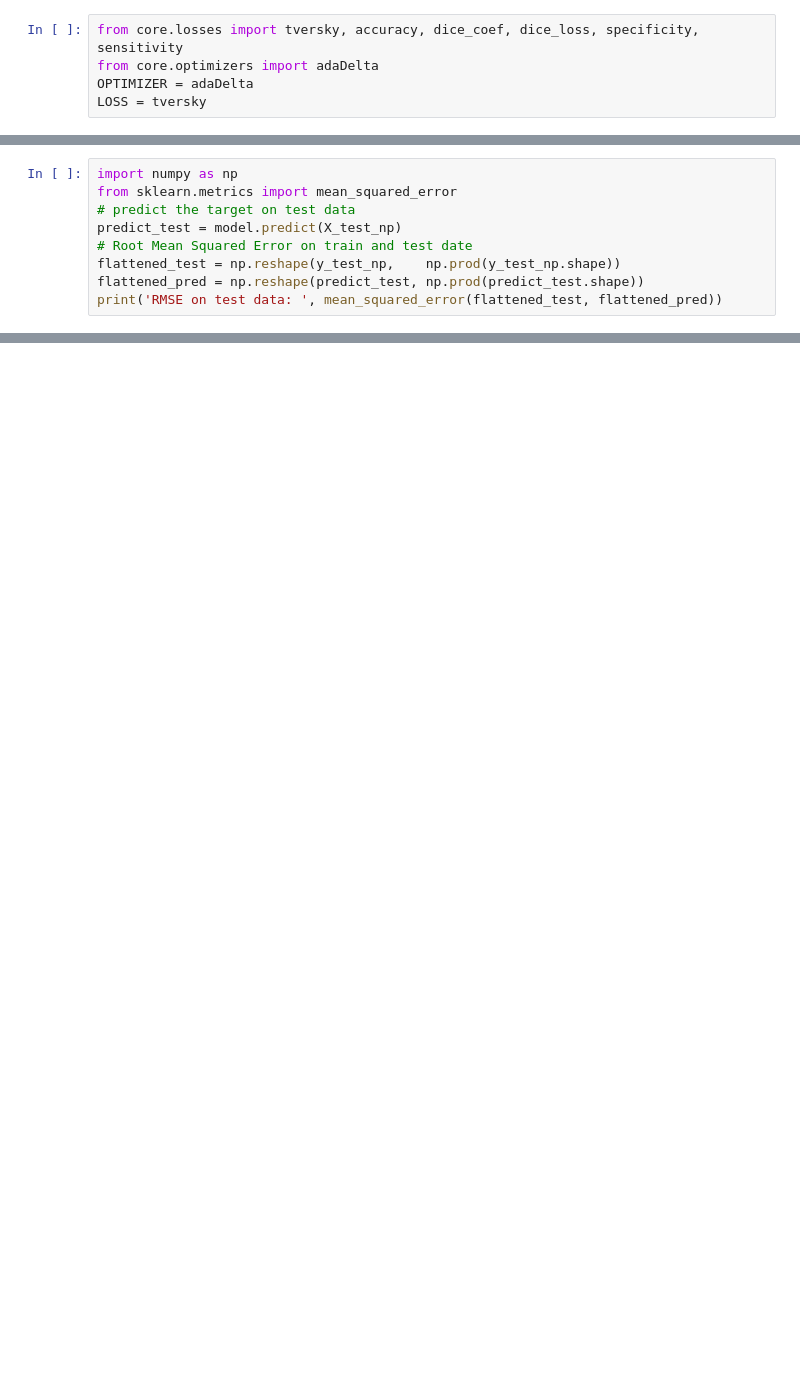
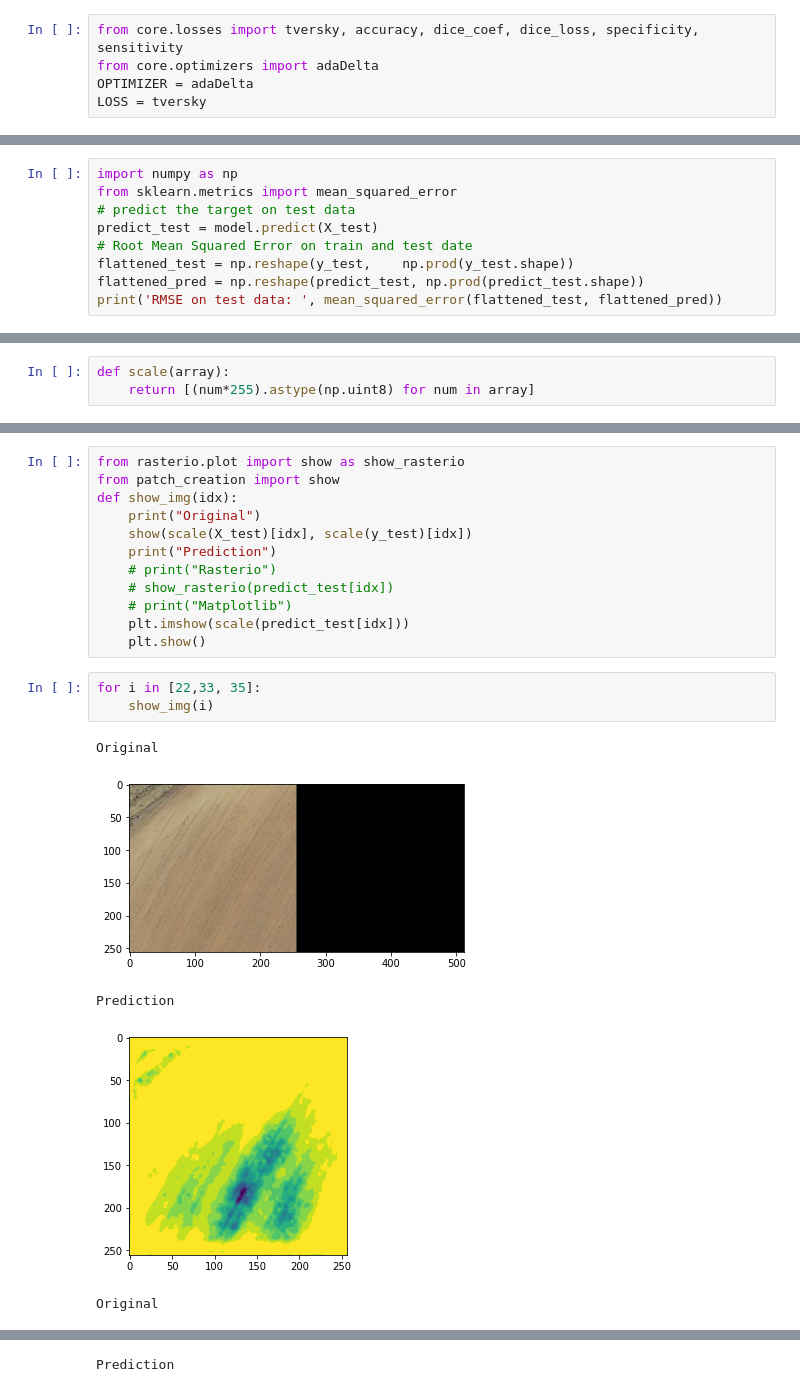
Before and after one commit to lgiesen/DL-Semantic-Segmentation-of-Tree-Stock-in-South-Africa-Using-Satellite-Images, a Jupyter notebook: 5_prediction.ipynb, the cells around one changed output, grey strips where cells are left out. Drawn from its saved outputs; the diff is of its cells as text; blank space fills up the shorter version.

```diff
--- a/5_prediction.ipynb
+++ b/5_prediction.ipynb
@@ -24,9 +30,9 @@ model = load_model(model_path, custom_objects={'tversky': LOSS,
 import numpy as np
 from sklearn.metrics import mean_squared_error
 # predict the target on test data
-predict_test = model.predict(X_test_np)
+predict_test = model.predict(X_test)
 # Root Mean Squared Error on train and test date
-flattened_test = np.reshape(y_test_np,    np.prod(y_test_np.shape))
+flattened_test = np.reshape(y_test,    np.prod(y_test.shape))
 flattened_pred = np.reshape(predict_test, np.prod(predict_test.shape))
 print('RMSE on test data: ', mean_squared_error(flattened_test, flattened_pred))
 # %% [output]
@@ -33,0 +42,3 @@ RMSE on test data:  0.28648752
+# %%
+def scale(array):
+    return [(num*255).astype(np.uint8) for num in array]
@@ -33,0 +50,21 @@ RMSE on test data:  0.28648752
+# %%
+from rasterio.plot import show as show_rasterio
+from patch_creation import show
+def show_img(idx):
+    print("Original")
+    show(scale(X_test)[idx], scale(y_test)[idx])
+    print("Prediction")
+    # print("Rasterio")
+    # show_rasterio(predict_test[idx])
+    # print("Matplotlib")
+    plt.imshow(scale(predict_test[idx]))
+    plt.show()
+# %%
+for i in [22,33, 35]:
+    show_img(i)
+# %% [output]
+Original
+[figure, added]
+Prediction
+[figure, added]
+Original
@@ -33,0 +72 @@ RMSE on test data:  0.28648752
+Prediction
```
Also changed, not shown: parts of 6 cells of this notebook, 18 other files.
